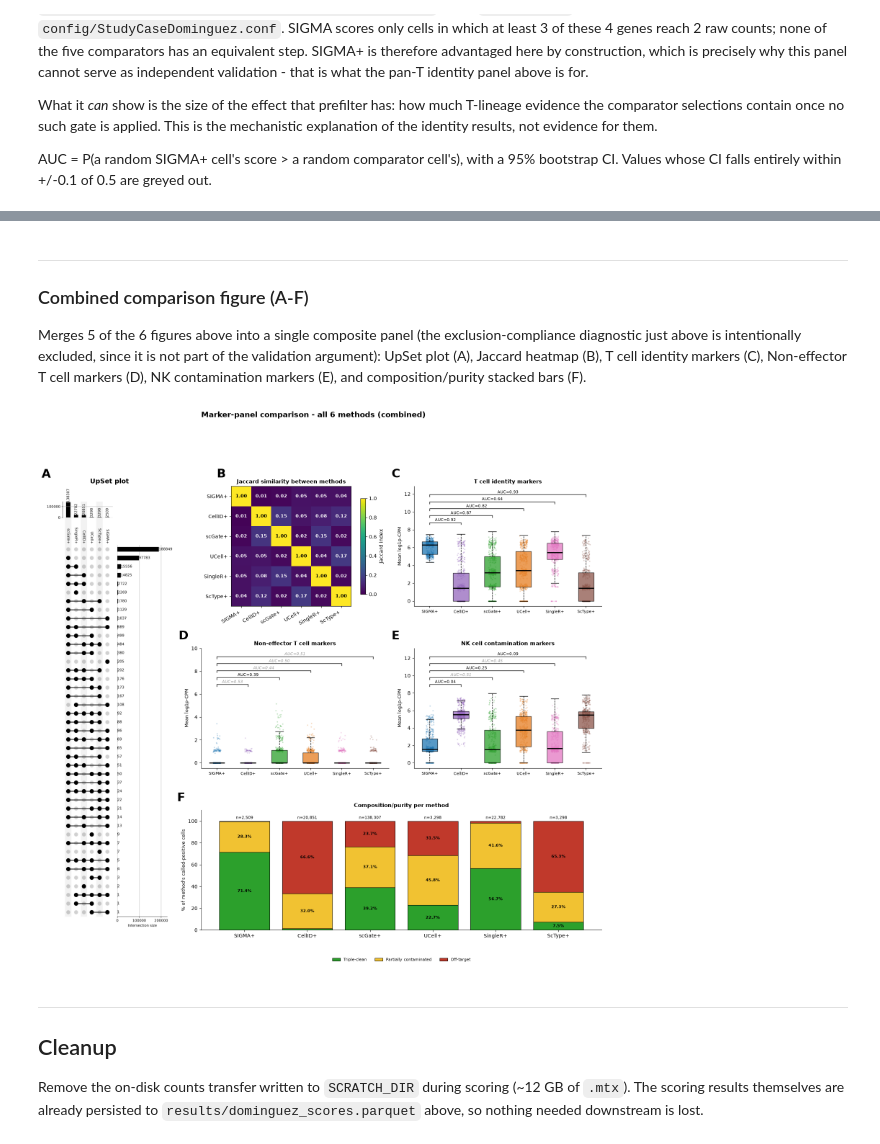
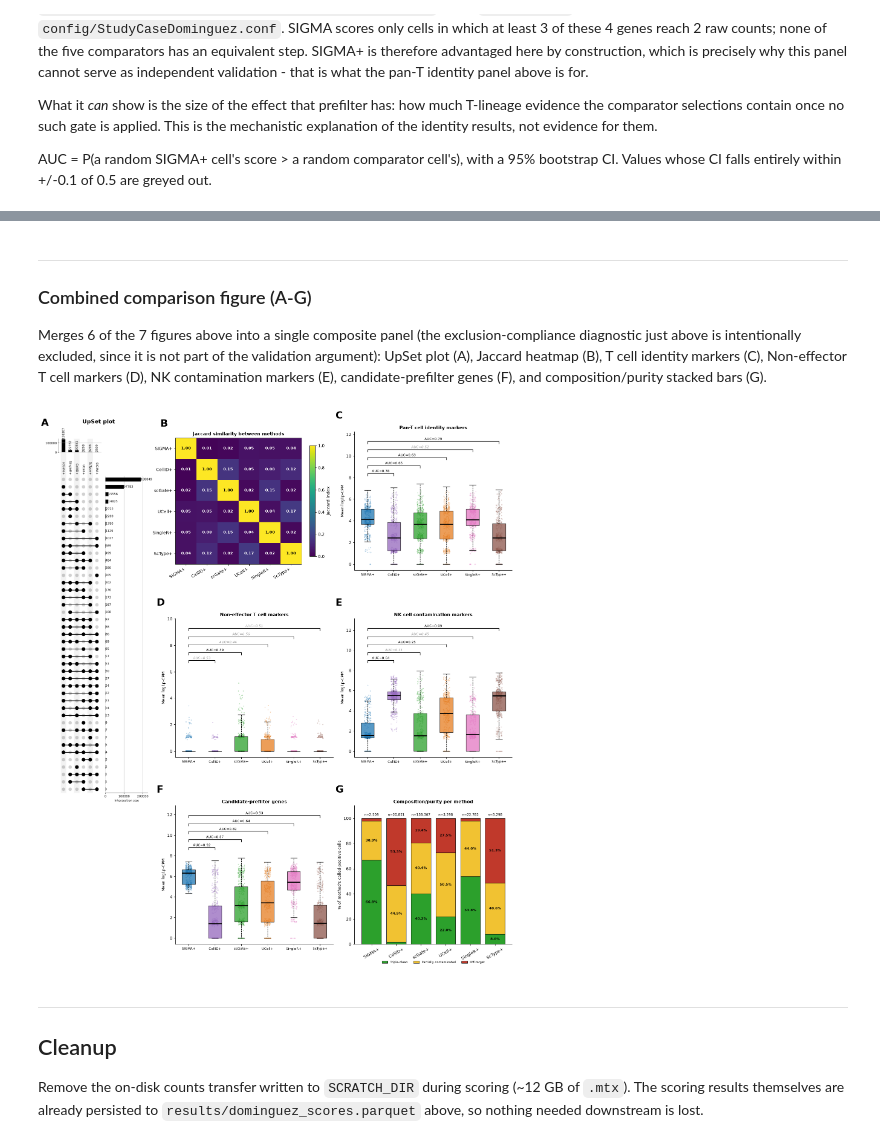
Before and after one commit to Guitout31415/SIGMA, a Jupyter notebook: notebooks/sigma_dominguez_comparison.ipynb, the cells around one changed output, grey strips where cells are left out. Drawn from its saved outputs; the diff is of its cells as text; code cells hidden in the pictures.

Commit message:
Add panels F and G to combined figure

```diff
--- a/notebooks/sigma_dominguez_comparison.ipynb
+++ b/notebooks/sigma_dominguez_comparison.ipynb
@@ -1254,7 +1228,7 @@ scoring block above must run at least once to produce that file.
 # (results/dominguez_scores.parquet) without rerunning the ~12h R/UCell/
 # CellID/scGate/SingleR/ScType scoring pipeline above. Only the figures
 # depend on these masks, so this is enough to reproduce the paper's plots.
-LOAD_SCORES_FROM_DISK = False
+LOAD_SCORES_FROM_DISK = True
 
 if LOAD_SCORES_FROM_DISK:
     scores_df = pd.read_parquet(os.path.join(RESULTS_DIR, "dominguez_scores.parquet"))
@@ -1668,13 +1642,13 @@ plt.show()
 # %% [markdown]
 ---
-### Combined comparison figure (A-F)
+### Combined comparison figure (A-G)
 
-Merges 5 of the 6 figures above into a single composite panel (the
+Merges 6 of the 7 figures above into a single composite panel (the
 exclusion-compliance diagnostic just above is intentionally excluded, since
 it is not part of the validation argument):
 UpSet plot (A), Jaccard heatmap (B), T cell identity markers (C),
-Non-effector T cell markers (D), NK contamination markers (E), and
-composition/purity stacked bars (F).
+Non-effector T cell markers (D), NK contamination markers (E),
+candidate-prefilter genes (F), and composition/purity stacked bars (G).
 # %%
 # A - UpSet plot (rendered standalone, embedded as image), spans all 3 rows
 # of its column since it needs more room to stay legible than the other panels.
@@ -1693,16 +1667,12 @@ upset = UpSet(upset_data, subset_size="count", show_counts=True, sort_by="cardin
 upset_axes = upset.plot(fig=upset_fig)
 style_upset_axes(upset_axes)
 buf = io.BytesIO()
-upset_fig.savefig(buf, format="png", bbox_inches="tight", dpi=300)
+upset_fig.savefig(buf, format="png", bbox_inches="tight", dpi=500)
 plt.close(upset_fig)
 buf.seek(0)
 upset_img = plt.imread(buf)
 
-fig = plt.figure(figsize=(20, 16))
-# Column 0 width ratio set from the embedded UpSet image's own aspect ratio
-# (image width/height, scaled to the 20x16in figure with 3 equal columns),
-# so its cell has no leftover margin without needing imshow(aspect="auto")
-# (which would distort the image to fill a mismatched cell).
+fig = plt.figure(figsize=(20, 22))
 img_h, img_w = upset_img.shape[:2]
 col0_ratio = (img_w / img_h) * 2.4  # = (img_w/img_h) * 16in * 3 / (20in/3 per col)
 gs = gridspec.GridSpec(3, 3, figure=fig, hspace=0.35, wspace=0.15,
@@ -1712,7 +1682,7 @@ axA = fig.add_subplot(gs[:, 0])
 axA.imshow(upset_img)
 axA.axis("off")
 axA.set_title("UpSet plot", fontsize=13, fontweight="bold")
-axA.text(-0.02, 1.04, "A", transform=axA.transAxes, fontsize=24, fontweight="bold", va="top")
+axA.text(-0.02, 1.02, "A", transform=axA.transAxes, fontsize=24, fontweight="bold", va="top")
 
 # B - Jaccard similarity heatmap
 axB = fig.add_subplot(gs[0, 1])
@@ -1735,45 +1705,58 @@ for i in range(n):
         axB.text(j, i, f"{val:.2f}", ha="center", va="center", color=color, fontsize=9, fontweight="bold")
 axB.set_title("Jaccard similarity between methods", fontsize=11, fontweight="bold")
 fig.colorbar(im, ax=axB, label="Jaccard index", shrink=0.8)
 axB.text(-0.12, 1.15, "B", transform=axB.transAxes, fontsize=24, fontweight="bold", va="top")
 
 # C, D, E - validation panels (T_CELL_MARKERS, NON_EFFECTOR_MARKERS, NK_MARKERS) vs SIGMA+
 panel_masks  = [mask_sigma, mask_cellid, mask_scgate, mask_ucell, mask_singler, mask_sctype]
 panel_labels = ["SIGMA+", "CellID+", "scGate+", "UCell+", "SingleR+", "ScType+"]
 panel_colors = [BLUE, PURPLE, GREEN, ORANGE, PINK, BROWN]
 
 for (row, col), genes, letter, title in [
     ((0, 2), T_CELL_MARKERS, "C", "Pan-T cell identity markers"),
     ((1, 1), NON_EFFECTOR_MARKERS, "D", "Non-effector T cell markers"),
     ((1, 2), NK_MARKERS,     "E", "NK cell contamination markers"),
 ]:
     ax = fig.add_subplot(gs[row, col])
     values = [mean_panel(adata_norm, m.values, genes) for m in panel_masks]
     # Fresh rng per panel (same seed as the matching standalone figure), so
     # each panel is reproducible independent of which figure it appears in
     # - the combined figure's C/D/E panels then match their standalone
     # counterparts' bootstrap CIs (and negligible-effect greying) exactly.
     boxplot_multi_vs_ref(ax, values, panel_labels, panel_colors, title,
                           np.random.default_rng(SEED), n_sample=500)
     ax.set_ylabel("Mean log1p-CPM", fontsize=9)
     ax.text(-0.12, 1.15, letter, transform=ax.transAxes, fontsize=24, fontweight="bold", va="top")
 
-# F - composition/purity stacked bars (reuses composition_df already computed
-# above in the standalone version of this figure, and the shared
-# plot_composition_purity() helper - see utilities).
-axF = fig.add_subplot(gs[2, 1:])
-plot_composition_purity(axF, composition_df)
-axF.set_title("Composition/purity per method", fontsize=11, fontweight="bold")
-axF.legend(loc="upper center", bbox_to_anchor=(0.5, -0.2), ncol=3, fontsize=8, frameon=False)
-axF.tick_params(axis="x", labelrotation=0)
-axF.text(-0.06, 1.15, "F", transform=axF.transAxes, fontsize=24, fontweight="bold", va="top")
+# F - candidate-prefilter genes boxplot
+axF = fig.add_subplot(gs[2, 1])
+values_cand = [mean_panel(adata_norm, m.values, CANDIDATE_GENES) for m in panel_masks]
+boxplot_multi_vs_ref(axF, values_cand, panel_labels, panel_colors,
+                      "Candidate-prefilter genes", np.random.default_rng(SEED), n_sample=500)
+axF.set_ylabel("Mean log1p-CPM", fontsize=9)
+axF.text(-0.12, 1.15, "F", transform=axF.transAxes, fontsize=24, fontweight="bold", va="top")
 
-fig.suptitle("Marker-panel comparison - all 6 methods (combined)",
-             fontsize=15, fontweight="bold", y=1.01)
+# G - composition/purity stacked bars
+axG = fig.add_subplot(gs[2, 2])
+plot_composition_purity(axG, composition_df)
+axG.set_title("Composition/purity per method", fontsize=11, fontweight="bold")
+axG.legend(loc="upper center", bbox_to_anchor=(0.5, -0.1), ncol=3, fontsize=7, frameon=False)
+axG.tick_params(axis="x", labelrotation=30)
+axG.text(-0.12, 1.15, "G", transform=axG.transAxes, fontsize=24, fontweight="bold", va="top")
+
+
+fig.canvas.draw()
+posA = axA.get_position()
+posB = axB.get_position()
+img_aspect = img_h / img_w  # height / width of the embedded UpSet image
+new_h = posA.width * (fig.get_figwidth() / fig.get_figheight()) * img_aspect
+top = posB.y1 + 0.018
+axA.set_position([posA.x0, top - new_h, posA.width, new_h])
+
 fig.savefig("figures/sup-comparison.pdf", bbox_inches="tight", dpi=500)
 plt.show()
 # %% [output]
-[figure, old version]
+[figure, new version]
 # %% [markdown]
 ---
 ## Cleanup
```
Also changed, not shown: parts of 11 cells of this notebook, 4 other files.
